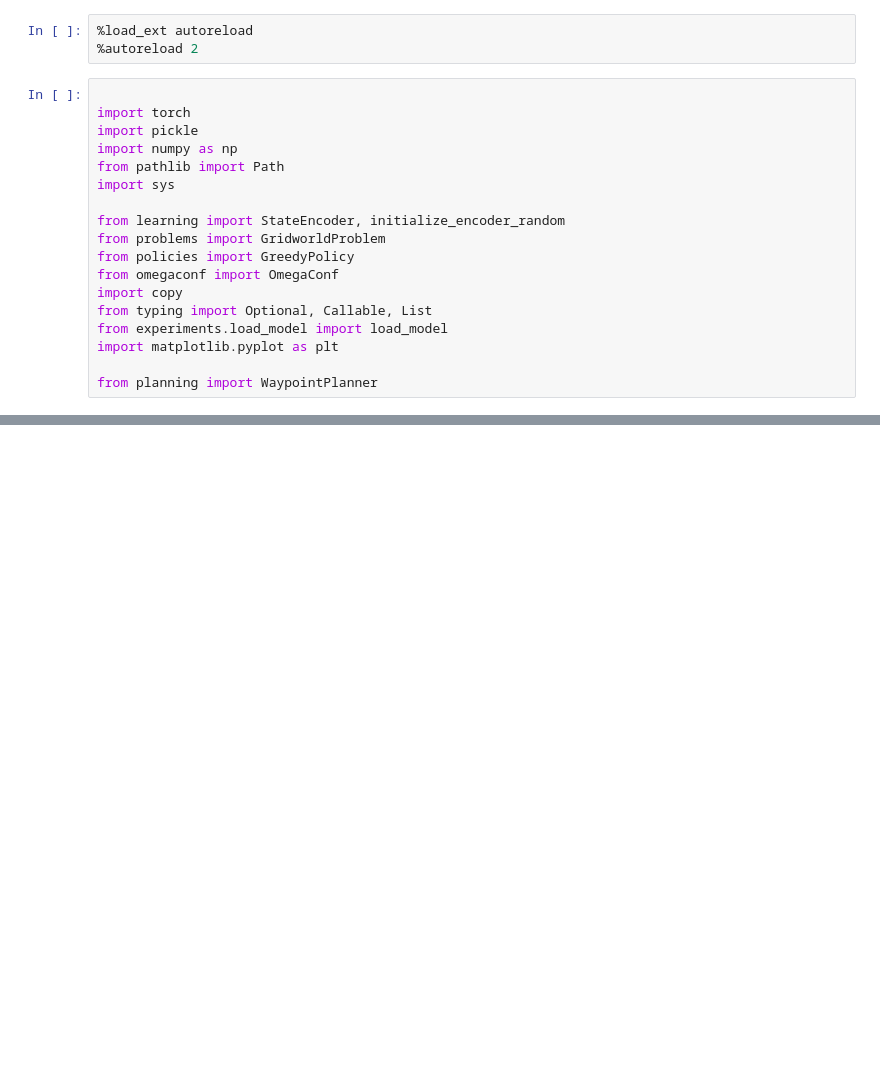
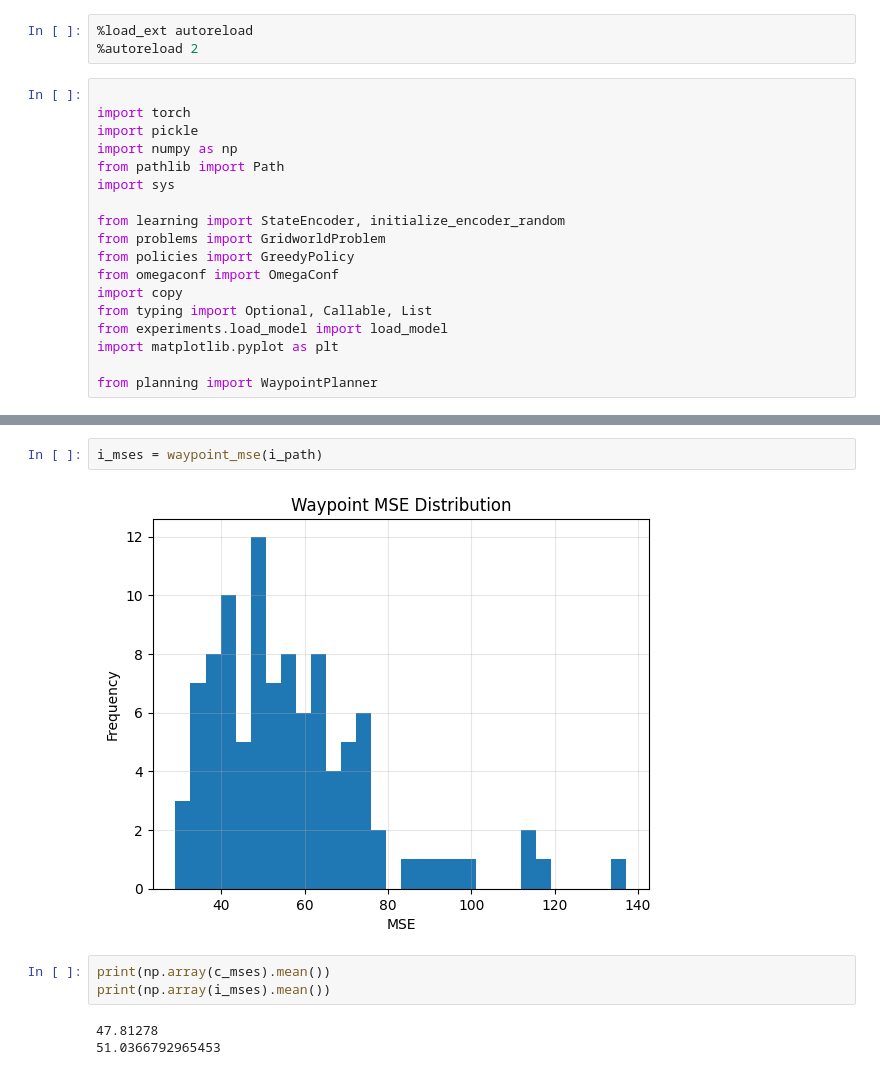
Before and after one commit to Dseg123/interp-planning, a Jupyter notebook: interp-planning-v2/vis_results.ipynb, the cells around one changed output, grey strips where cells are left out. Saved outputs shown, nothing was run; the diff lists cells and outputs as text; blank space fills up the shorter version.

```diff
--- a/interp-planning-v2/vis_results.ipynb
+++ b/interp-planning-v2/vis_results.ipynb
@@ -140,0 +407,10 @@ History keys: dict_keys(['epochs', 'loss', 'accuracy', 'l2', 'learning_rate', 't
+# %%
+i_mses = waypoint_mse(i_path)
+# %% [output]
+[figure, added]
+# %%
+print(np.array(c_mses).mean())
+print(np.array(i_mses).mean())
+# %% [output]
+47.81278
+51.0366792965453
```
Also changed, not shown: parts of 20 cells of this notebook, 11 other files.
